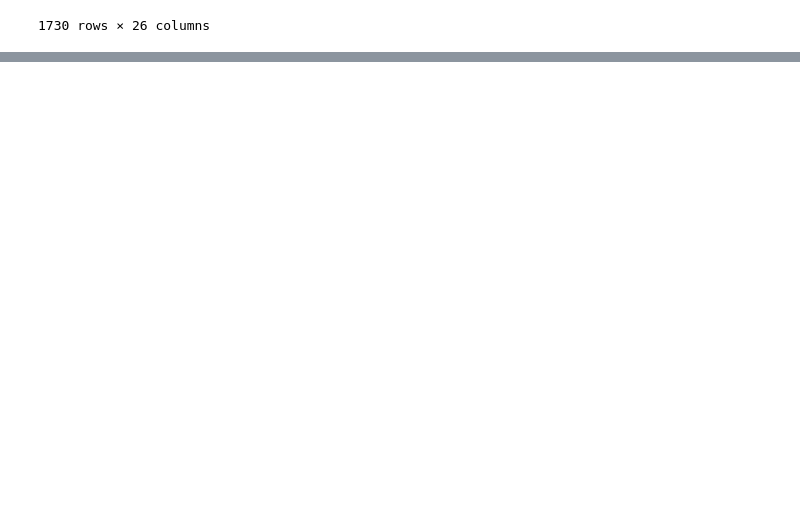
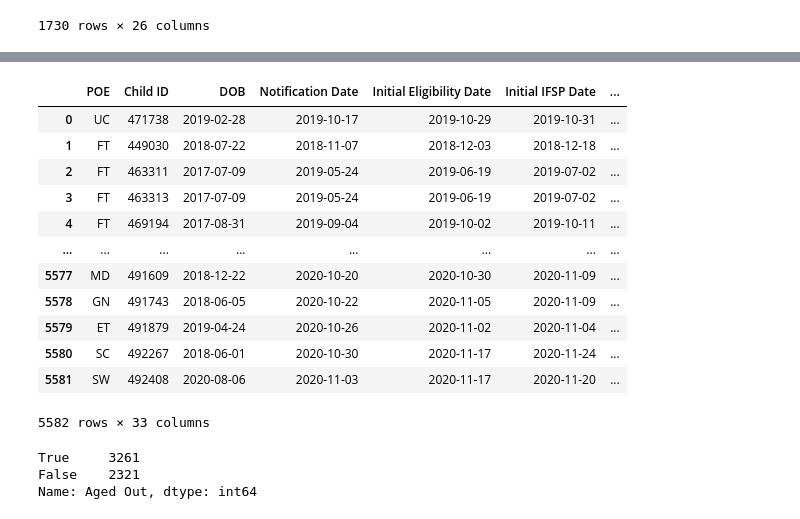
Before and after one commit to emmajordan19/ddid-rasberry-pi, a Jupyter notebook: RaspberryPi.ipynb, the cells around one changed output, grey strips where cells are left out. Saved outputs shown, nothing was run; the diff lists cells and outputs as text; code cells hidden in the pictures; blank space fills up the shorter version.

```diff
--- a/RaspberryPi.ipynb
+++ b/RaspberryPi.ipynb
@@ -249,0 +328,29 @@ ddid_full
+# %%
+for index, row in ddid_complete.iterrows():
+    age_days = (row[f'Exit Date'] - row[f'DOB']).days
+    if age_days >= 1095:
+        ddid_complete.at[index, 'Aged Out'] = True
+    else:
+        ddid_complete.at[index, 'Aged Out'] = False
+# %%
+ddid_complete
+# %% [output]
+|  | POE | Child ID | DOB | Notification Date | Initial Eligibility Date | Initial IFSP Date | ... |
+| 0 | UC | 471738 | 2019-02-28 | 2019-10-17 | 2019-10-29 | 2019-10-31 | ... |
+| 1 | FT | 449030 | 2018-07-22 | 2018-11-07 | 2018-12-03 | 2018-12-18 | ... |
+| 2 | FT | 463311 | 2017-07-09 | 2019-05-24 | 2019-06-19 | 2019-07-02 | ... |
+| 3 | FT | 463313 | 2017-07-09 | 2019-05-24 | 2019-06-19 | 2019-07-02 | ... |
+| 4 | FT | 469194 | 2017-08-31 | 2019-09-04 | 2019-10-02 | 2019-10-11 | ... |
+| ... | ... | ... | ... | ... | ... | ... | ... |
+| 5577 | MD | 491609 | 2018-12-22 | 2020-10-20 | 2020-10-30 | 2020-11-09 | ... |
+| 5578 | GN | 491743 | 2018-06-05 | 2020-10-22 | 2020-11-05 | 2020-11-09 | ... |
+| 5579 | ET | 491879 | 2019-04-24 | 2020-10-26 | 2020-11-02 | 2020-11-04 | ... |
+| 5580 | SC | 492267 | 2018-06-01 | 2020-10-30 | 2020-11-17 | 2020-11-24 | ... |
+| 5581 | SW | 492408 | 2020-08-06 | 2020-11-03 | 2020-11-17 | 2020-11-20 | ... |
+5582 rows × 33 columns
+# %%
+ddid_complete['Aged Out'].value_counts()
+# %% [output]
+True     3261
+False    2321
+Name: Aged Out, dtype: int64
```
Also changed, not shown: parts of 14 cells of this notebook.
